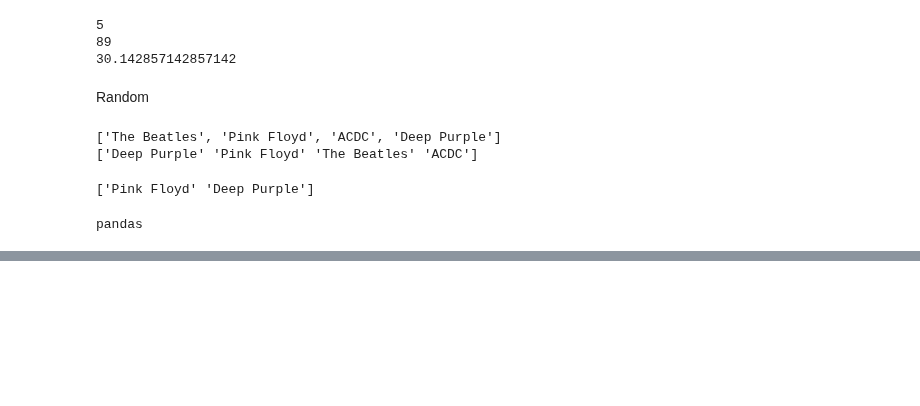
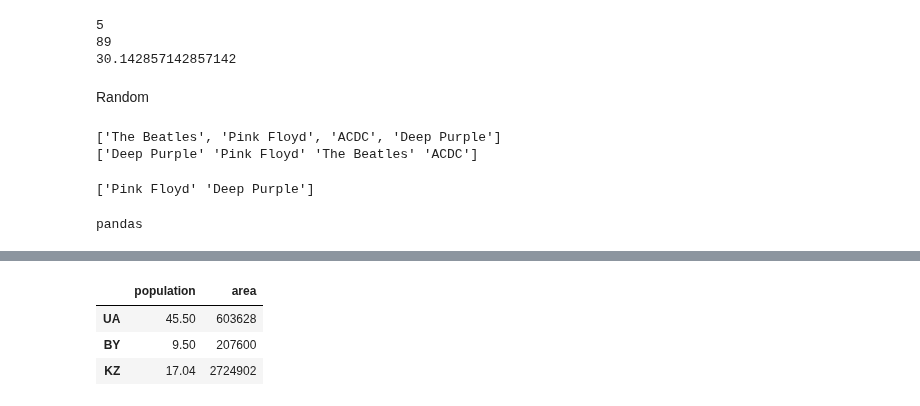
Before and after one commit to AlexandrMenshikov/DataScience_New, a Jupyter notebook: Test.ipynb, the cells around one changed output, grey strips where cells are left out. Saved outputs shown, nothing was run; the diff lists cells and outputs as text; code cells hidden in the pictures; blank space fills up the shorter version.

```diff
--- a/Test.ipynb
+++ b/Test.ipynb
@@ -80,0 +118,9 @@ import matplotlib.pyplot as plt
+# %%
+countries_df.iloc[4:8, 1:3]
+
+countries_df.loc[['UA', 'BY', 'KZ'],['population', 'area']]
+# %% [output]
+|  | population | area |
+| UA | 45.50 | 603628 |
+| BY | 9.50 | 207600 |
+| KZ | 17.04 | 2724902 |
```
Also changed, not shown: parts of 5 cells of this notebook, 6 other files.
